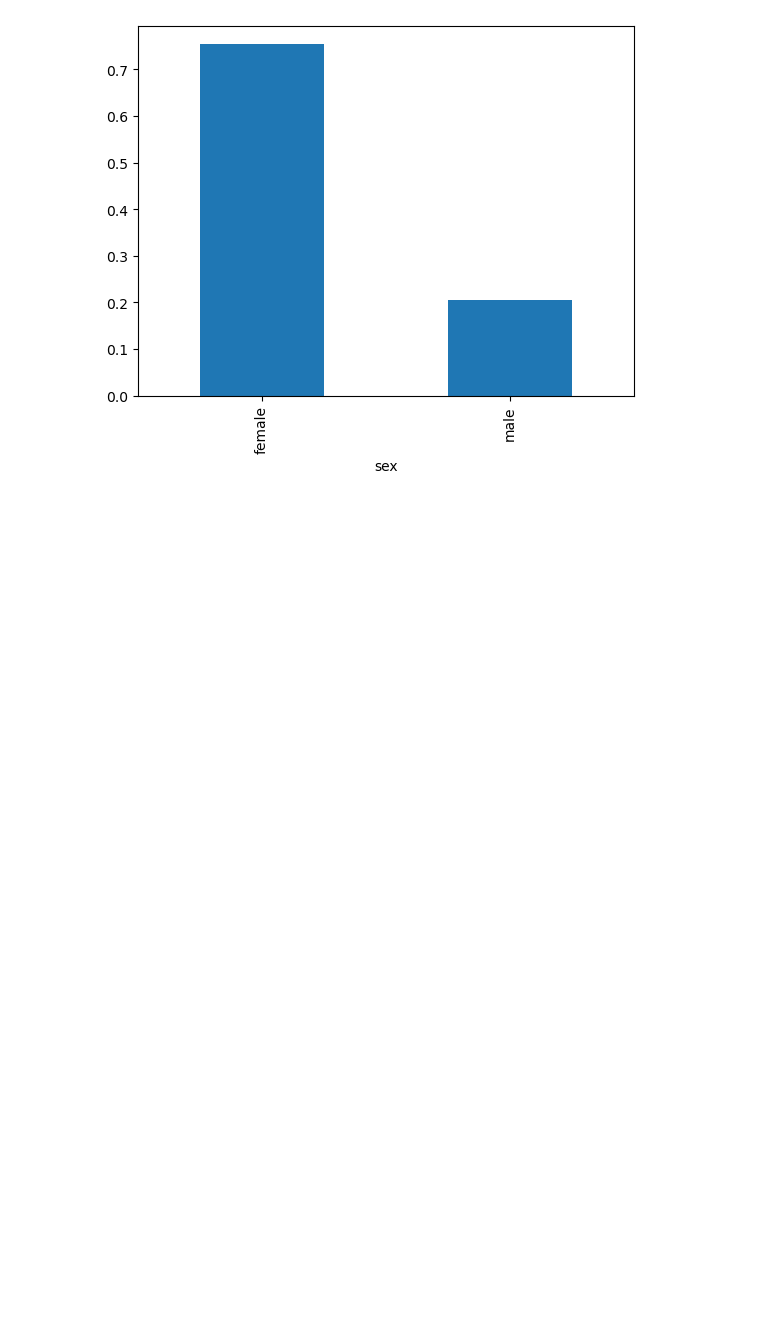
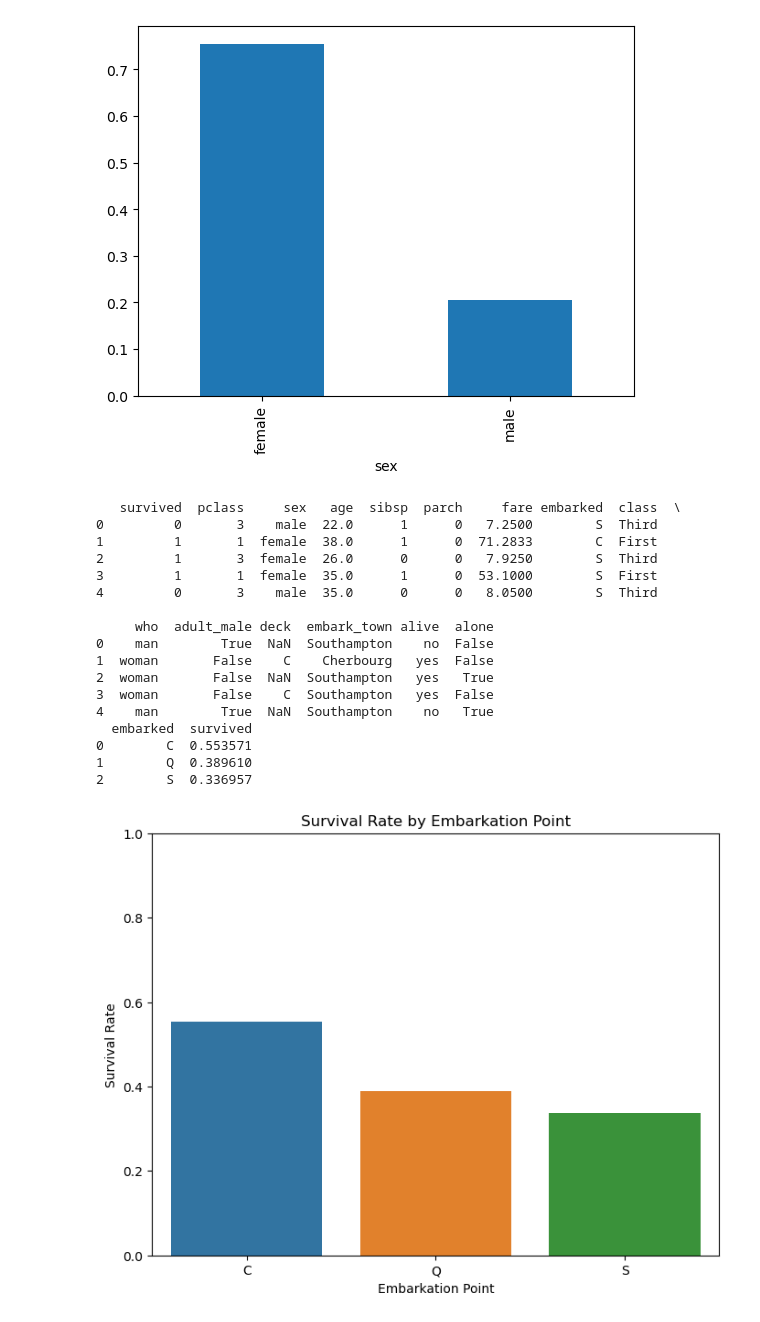
Before and after one commit to kwakguanghee/BIGDATA, a Jupyter notebook: 01조-20231599-곽광희-20231584-이정수-checkpoint.ipynb, the cells around one changed output. Saved outputs shown, nothing was run; the diff lists cells and outputs as text; code cells hidden in the pictures; blank space fills up the shorter version.

```diff
--- a/01조-20231599-곽광희-20231584-이정수-checkpoint.ipynb
+++ b/01조-20231599-곽광희-20231584-이정수-checkpoint.ipynb
@@ -196,4 +196,49 @@ df.groupby('sex').mean()['survived'].plot(kind='bar',x='sex')
 #예를 들어, 20대 이하는 청소년, 40대 이하는 청년,이런식으로 잡아서 행에 추가한후,
 #어떤 연령층이 생존율이 가장높은지, 그리고 그거에 대한 어떤 상관관계가 있는지 등등 확인 가능할수 있어야함
 # %%
-# 그리고 오늘 주제를 뭐로할지, 결정하기!
+import seaborn as sns
+import pandas as pd
+import matplotlib.pyplot as plt
+
+# Seaborn의 타이타닉 데이터셋을 로드합니다.
+titanic = sns.load_dataset('titanic')
+
+# 데이터셋의 구조를 확인합니다.
+print(titanic.head())
+
+# 생존 여부와 탑승 항구(Sex, Embarked) 열을 선택하고 결측치를 제거합니다.
+titanic = titanic[['survived', 'embarked']].dropna()
+
+# 탑승 항구별 생존율을 계산합니다.
+embarked_survival_rate = titanic.groupby('embarked')['survived'].mean().reset_index()
+
+# 결과를 출력합니다.
+print(embarked_survival_rate)
+
+# 시각화를 통해 탑승 항구별 생존율을 확인합니다.
+plt.figure(figsize=(8, 6))
+sns.barplot(x='embarked', y='survived', data=embarked_survival_rate)
+plt.title('Survival Rate by Embarkation Point')
+plt.xlabel('Embarkation Point')
+plt.ylabel('Survival Rate')
+plt.ylim(0, 1)
+plt.show()
+# %% [output]
+   survived  pclass     sex   age  sibsp  parch     fare embarked  class  \
+0         0       3    male  22.0      1      0   7.2500        S  Third
+1         1       1  female  38.0      1      0  71.2833        C  First
+2         1       3  female  26.0      0      0   7.9250        S  Third
+3         1       1  female  35.0      1      0  53.1000        S  First
+4         0       3    male  35.0      0      0   8.0500        S  Third
+
+     who  adult_male deck  embark_town alive  alone
+0    man        True  NaN  Southampton    no  False
+1  woman       False    C    Cherbourg   yes  False
+2  woman       False  NaN  Southampton   yes   True
+3  woman       False    C  Southampton   yes  False
+4    man        True  NaN  Southampton    no   True
+  embarked  survived
+0        C  0.553571
+1        Q  0.389610
+2        S  0.336957
+[figure, added]
```
Also changed, not shown: parts of 10 cells of this notebook.
